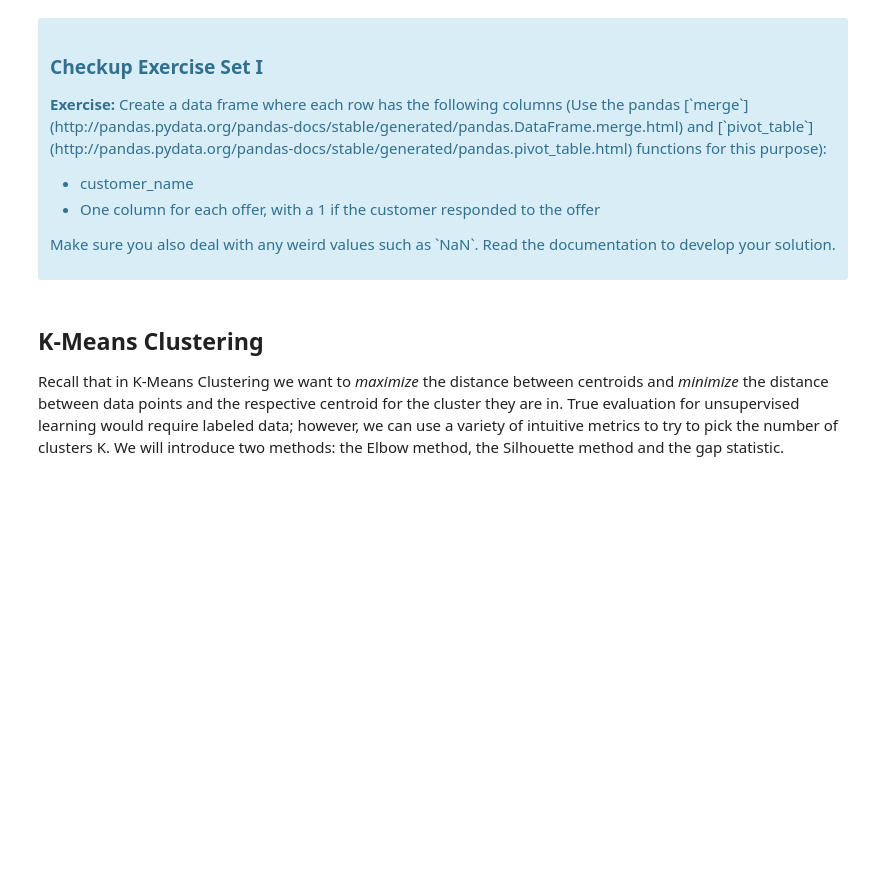
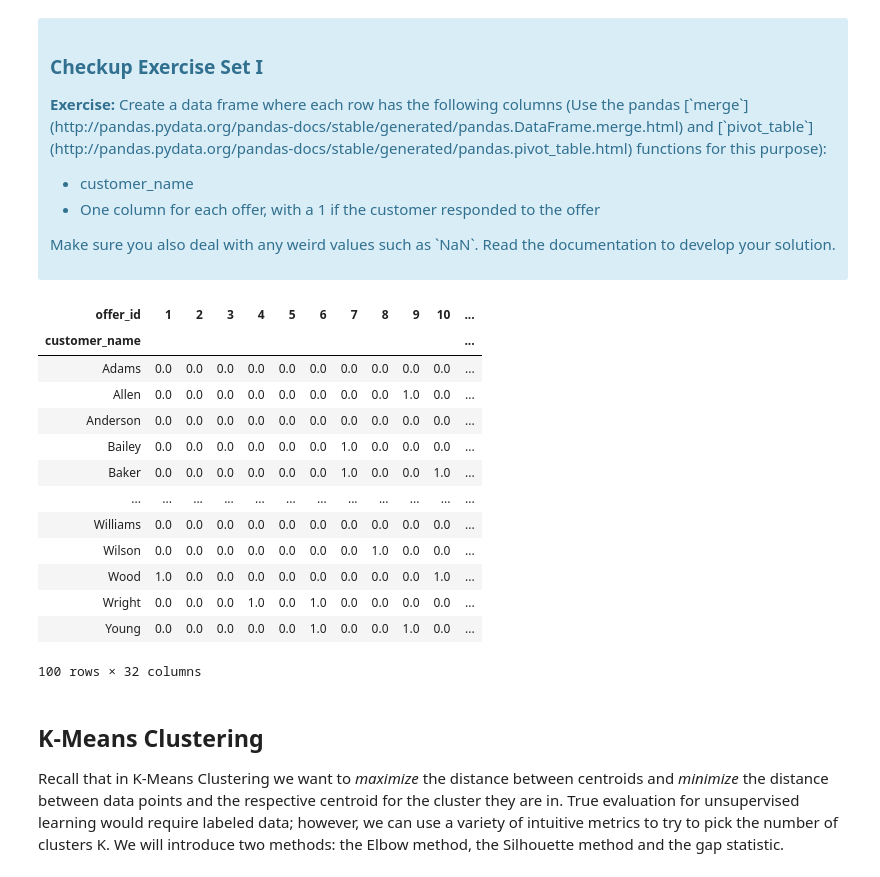
Before and after one commit to monastyrskyy/bootcamp_repo, a Jupyter notebook: 10.5Clustering_unsupervised_learning/Mini_Project_Clustering.ipynb, the cells around one changed output. Drawn from its saved outputs; the diff is of its cells as text; code cells hidden in the pictures; blank space fills up the shorter version.

```diff
--- a/10.5Clustering_unsupervised_learning/Mini_Project_Clustering.ipynb
+++ b/10.5Clustering_unsupervised_learning/Mini_Project_Clustering.ipynb
@@ -63,3 +61,23 @@ The first thing we need is a way to compare customers. To do this, we're going t
+# %%
+#your turn
+df = pd.merge(df_offers, df_transactions)
+ct = df.loc[:, ['offer_id', 'customer_name', 'n']].pivot_table(index = 'customer_name', columns = 'offer_id', values = 'n').fillna(0)
+ct
+# %% [output]
+| offer_id | 1 | 2 | 3 | 4 | 5 | 6 | 7 | 8 | 9 | 10 | ... |
+| customer_name |  |  |  |  |  |  |  |  |  |  | ... |
+| Adams | 0.0 | 0.0 | 0.0 | 0.0 | 0.0 | 0.0 | 0.0 | 0.0 | 0.0 | 0.0 | ... |
+| Allen | 0.0 | 0.0 | 0.0 | 0.0 | 0.0 | 0.0 | 0.0 | 0.0 | 1.0 | 0.0 | ... |
+| Anderson | 0.0 | 0.0 | 0.0 | 0.0 | 0.0 | 0.0 | 0.0 | 0.0 | 0.0 | 0.0 | ... |
+| Bailey | 0.0 | 0.0 | 0.0 | 0.0 | 0.0 | 0.0 | 1.0 | 0.0 | 0.0 | 0.0 | ... |
+| Baker | 0.0 | 0.0 | 0.0 | 0.0 | 0.0 | 0.0 | 1.0 | 0.0 | 0.0 | 1.0 | ... |
+| ... | ... | ... | ... | ... | ... | ... | ... | ... | ... | ... | ... |
+| Williams | 0.0 | 0.0 | 0.0 | 0.0 | 0.0 | 0.0 | 0.0 | 0.0 | 0.0 | 0.0 | ... |
+| Wilson | 0.0 | 0.0 | 0.0 | 0.0 | 0.0 | 0.0 | 0.0 | 1.0 | 0.0 | 0.0 | ... |
+| Wood | 1.0 | 0.0 | 0.0 | 0.0 | 0.0 | 0.0 | 0.0 | 0.0 | 0.0 | 1.0 | ... |
+| Wright | 0.0 | 0.0 | 0.0 | 1.0 | 0.0 | 1.0 | 0.0 | 0.0 | 0.0 | 0.0 | ... |
+| Young | 0.0 | 0.0 | 0.0 | 0.0 | 0.0 | 1.0 | 0.0 | 0.0 | 1.0 | 0.0 | ... |
+100 rows × 32 columns
 # %% [markdown]
 ## K-Means Clustering
 
```
Also changed, not shown: parts of 4 cells of this notebook, 1 other file.
